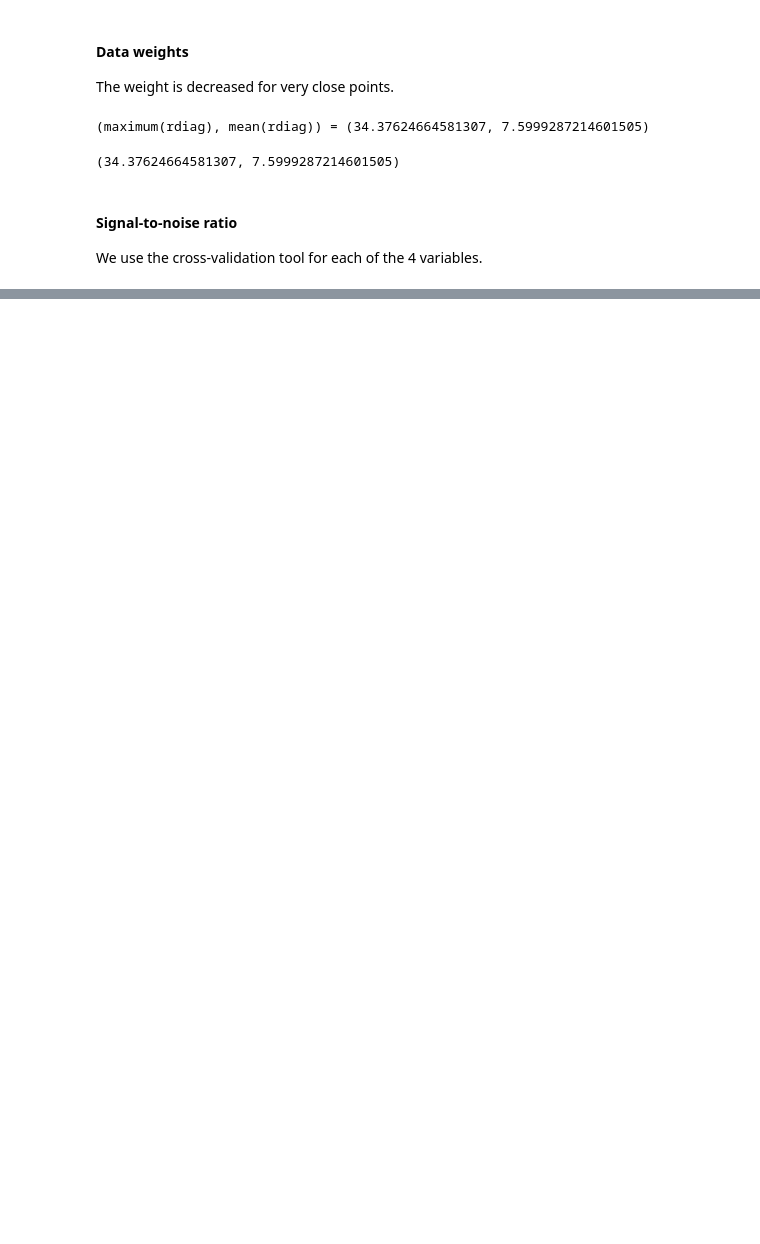
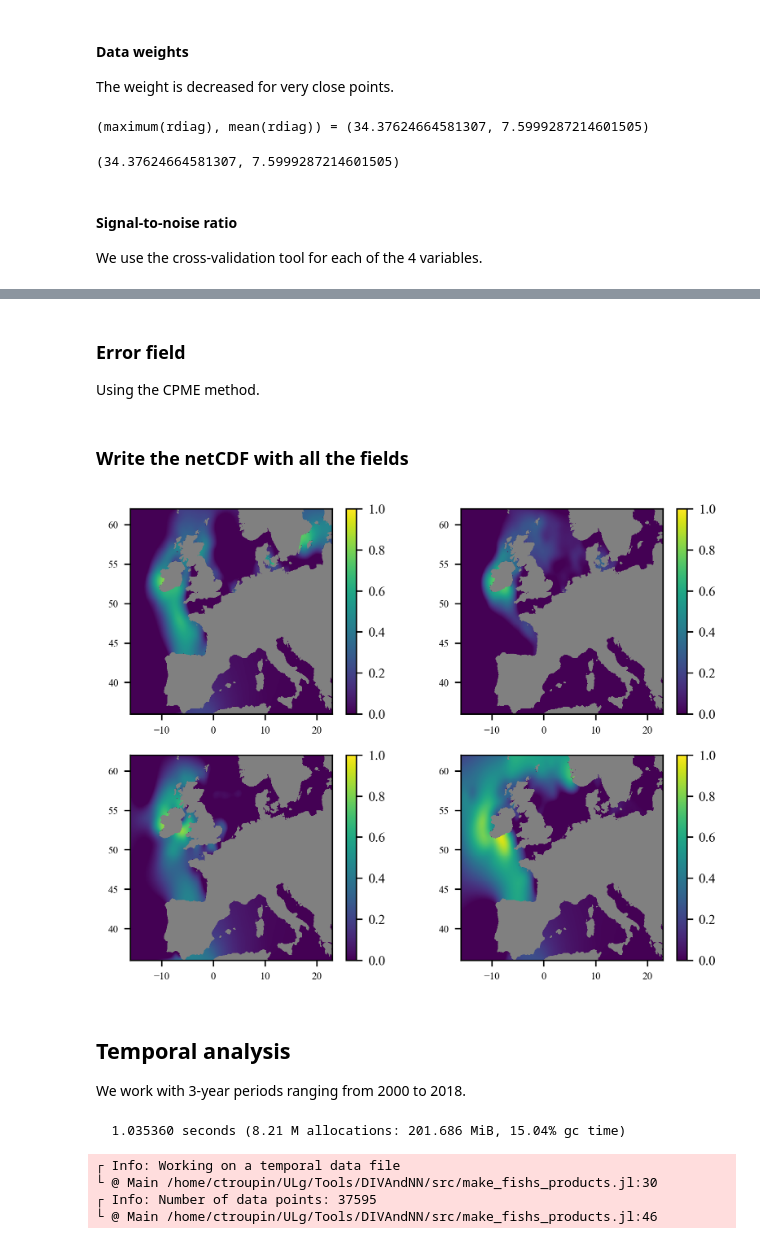
Before and after one commit to gher-uliege/DIVAndNN.jl, a Jupyter notebook: notebooks/make_fish_product.ipynb, the cells around one changed output, grey strips where cells are left out. Cells and saved outputs as stored; diff of their text form; code cells hidden in the pictures; blank space fills up the shorter version.

Commit message:
3-year period product

```diff
--- a/notebooks/make_fish_product.ipynb
+++ b/notebooks/make_fish_product.ipynb
@@ -84,9 +51,7 @@ pn = ones(size(xi)) / (yi[1,2]-yi[1,1]);
 # %% [markdown]
 #### Extract the mask from the bathymetry
 # %%
-gridlonFish = -16 : dlon : 23
-gridlatFish = 36 : dlat :  62
-topodir = "/home/ctroupin/Projects/Diva-Workshops/notebooks/data/"
+topodir = "../data/"
 topofile = joinpath(topodir, "gebco_30sec_8.nc");
 
 if isfile(topofile)
@@ -208,0 +154,3 @@ write_fish_nc("Fish1.nc", gridlonFish, gridlatFish, 🐟1,🐟1,🐟1,🐟1,🐟
+# %% [markdown]
+### Error field
+Using the CPME method.
@@ -209,3 +166,5 @@ write_fish_nc("Fish1.nc", gridlonFish, gridlatFish, 🐟1,🐟1,🐟1,🐟1,🐟
+# %% [markdown]
+### Write the netCDF with all the fields
 # %%
 function write_fish_nc(filename::String, gridlon, gridlat,
         field1::Array, field2::Array, field3::Array, field4::Array,
@@ -256,0 +219,17 @@ end;
+# %%
+plot_fish_results(gridlonFish, gridlatFish, 🐟1,🐟2,🐟3,🐟4, bx, by, b)
+PyPlot.savefig("../figures/fish_spatial_field.png", dpi=300, bbox_inches="tight")
+# %% [output]
+[figure, added]
+# %% [markdown]
+## Temporal analysis
+We work with 3-year periods ranging from 2000 to 2018.
+# %%
+datafileT = joinpath(fishdatadir, "Fish_temp_abs.csv");
+@time obslonT, obslatT, obsyearT, g1T, g2T, g3T, g4T = read_fish(datafileT);
+# %% [output]
+  1.035360 seconds (8.21 M allocations: 201.686 MiB, 15.04% gc time)
+┌ Info: Working on a temporal data file
+└ @ Main /home/ctroupin/ULg/Tools/DIVAndNN/src/make_fishs_products.jl:30
+┌ Info: Number of data points: 37595
+└ @ Main /home/ctroupin/ULg/Tools/DIVAndNN/src/make_fishs_products.jl:46
```
Also changed, not shown: parts of 26 cells of this notebook.
